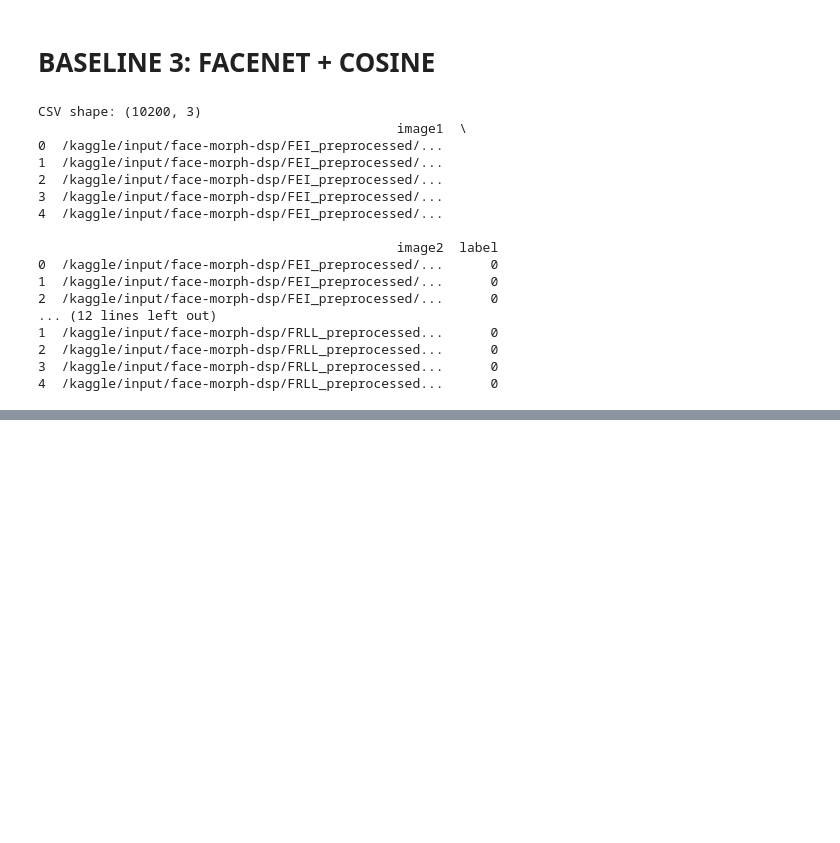
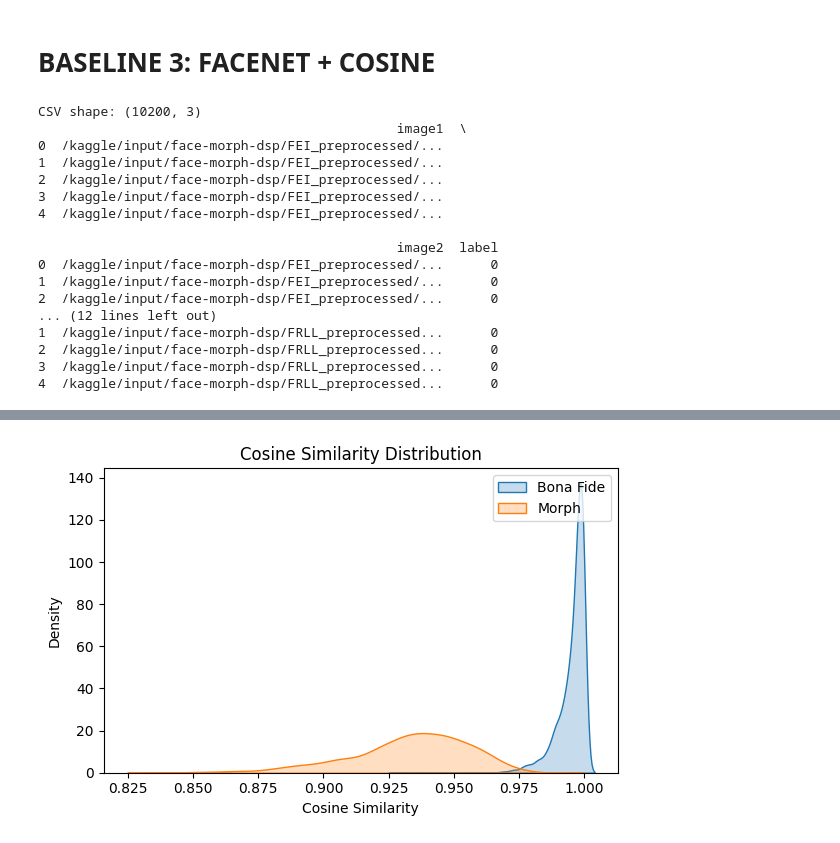
Before and after one commit to yicikek/FYP, a Jupyter notebook: Baseline_Comparision/baseline-comparision.ipynb, the cells around one changed output, grey strips where cells are left out. Saved outputs shown, nothing was run; the diff lists cells and outputs as text; code cells hidden in the pictures; blank space fills up the shorter version.

```diff
--- a/Baseline_Comparision/baseline-comparision.ipynb
+++ b/Baseline_Comparision/baseline-comparision.ipynb
@@ -695,0 +744,19 @@ Avg Morph Cosine:        0.6589
+# %%
+def plot_cosine_distribution(all_scores, all_labels):
+    """
+    Plot cosine similarity distribution for bona fide vs morph
+    """
+    bona_scores = all_scores[all_labels == 0]
+    morph_scores = all_scores[all_labels == 1]
+
+    plt.figure(figsize=(6,4))
+
+    sns.kdeplot(bona_scores, label="Bona Fide", fill=True)
+    sns.kdeplot(morph_scores, label="Morph", fill=True)
+
+    plt.xlabel("Cosine Similarity")
+    plt.ylabel("Density")
+    plt.title("Cosine Similarity Distribution")
+    plt.legend()
+    plt.tight_layout()
+    plt.show()
@@ -695,0 +830,4 @@ Avg Morph Cosine:        0.6589
+# %%
+plot_cosine_distribution(all_scores, all_labels)
+# %% [output]
+[figure, added]
```
Also changed, not shown: parts of 11 cells of this notebook.
